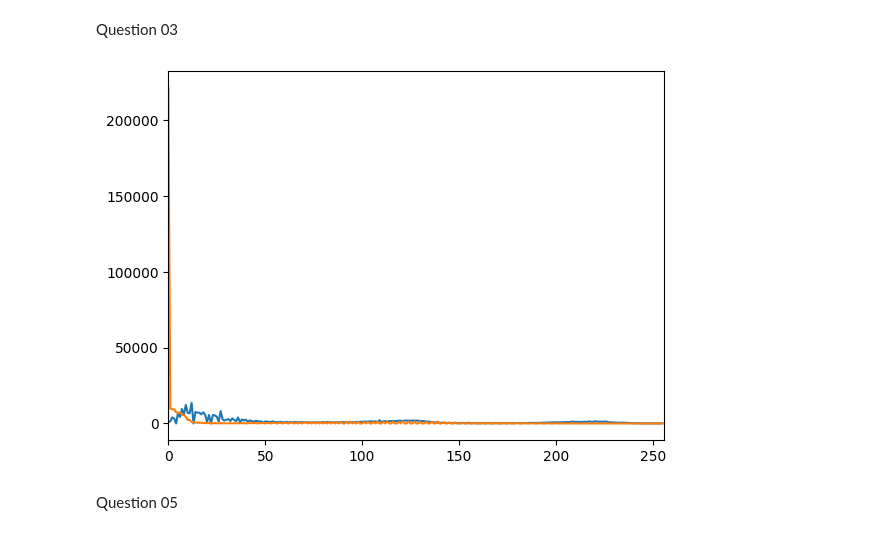
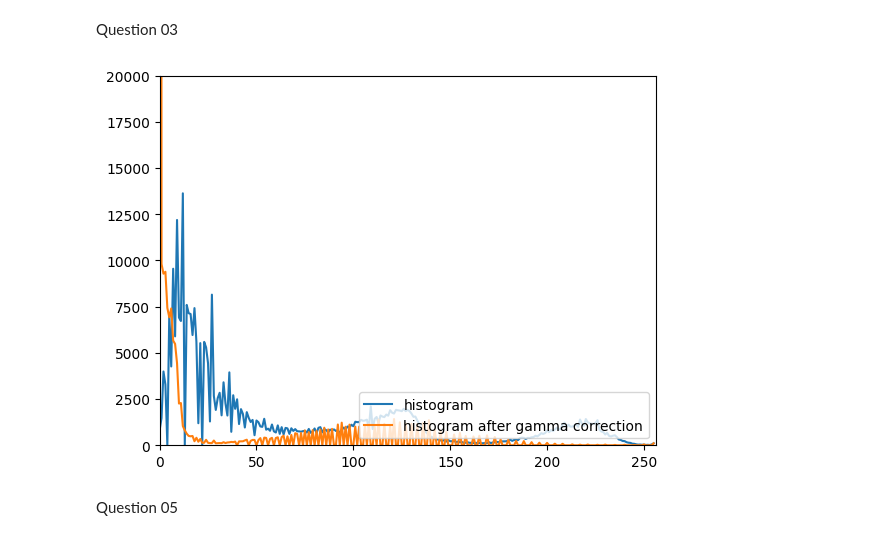
Before and after one commit to asiri000/N.G.W.M.A.R.B.Wijethilaka, a Jupyter notebook: 228689D_a_01.ipynb, the cells around one changed output. Saved outputs shown, nothing was run; the diff lists cells and outputs as text; code cells hidden in the pictures.

```diff
--- a/228689D_a_01.ipynb
+++ b/228689D_a_01.ipynb
@@ -50,29 +95,31 @@ Question 03
 # %%
 import cv2 as cv
 import numpy as np
 import matplotlib.pyplot as plt
 
 im=cv.imread('highlights_and_shadows.jpg',cv.IMREAD_COLOR)
 im1=cv.cvtColor(im,cv.COLOR_BGR2Lab)
 gamma=5
 t=np.array([(i/255)**gamma*255 for i in range(0,256)]).astype(np.uint8)
 tr_image=t[im1[:,:,0]]
 cv.namedWindow("Original Image in L*a*b color space",cv.WINDOW_AUTOSIZE)
 cv.imshow("Original Image in L*a*b color space",im1)
 cv.waitKey(0)
 cv.imshow("Gamma Correction to L color space",tr_image)
 cv.waitKey(0)
 cv.destroyAllWindows( )
 
 
 hist=cv.calcHist([im1],[0],None,[256],[0,256])
 gamma_hist=cv.calcHist([tr_image],[0],None,[256],[0,256])
 plt.plot(hist)
 plt.plot(gamma_hist)
+plt.legend(["histogram", "histogram after gamma correction"], loc ="lower right")
 plt.xlim([0,256])
+plt.ylim([0,20000])
 plt.show()
 # %% [output]
-[figure, old version]
+[figure, new version]
 # %% [markdown]
 Question 05
 # %%
```
Also changed, not shown: parts of 3 cells of this notebook, 7 other files.
